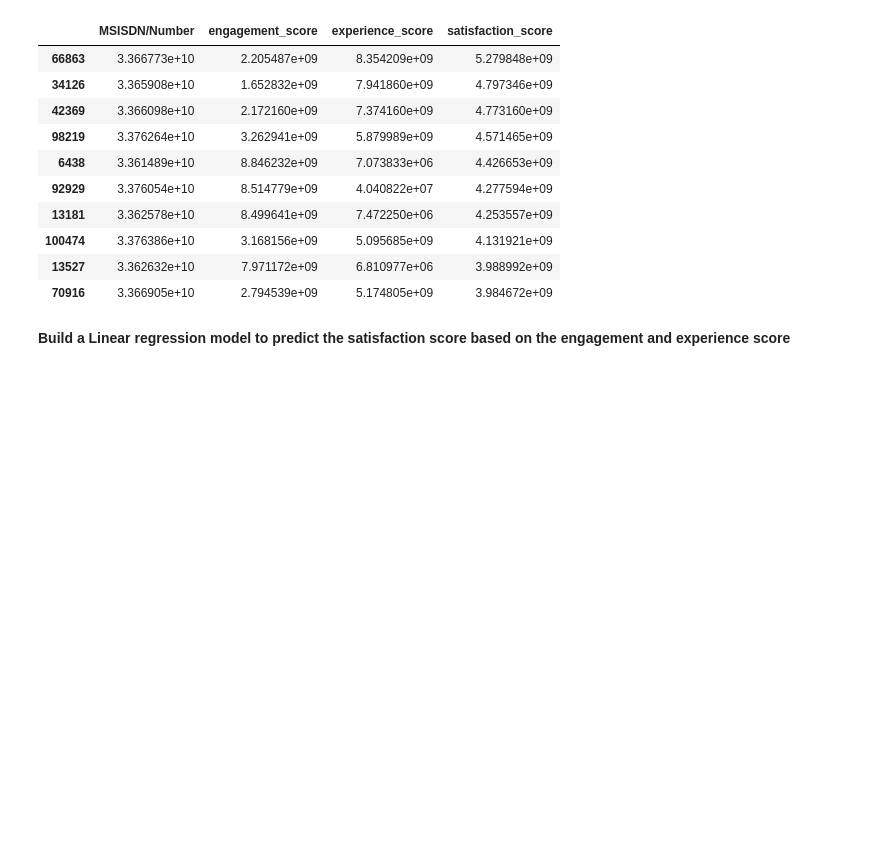
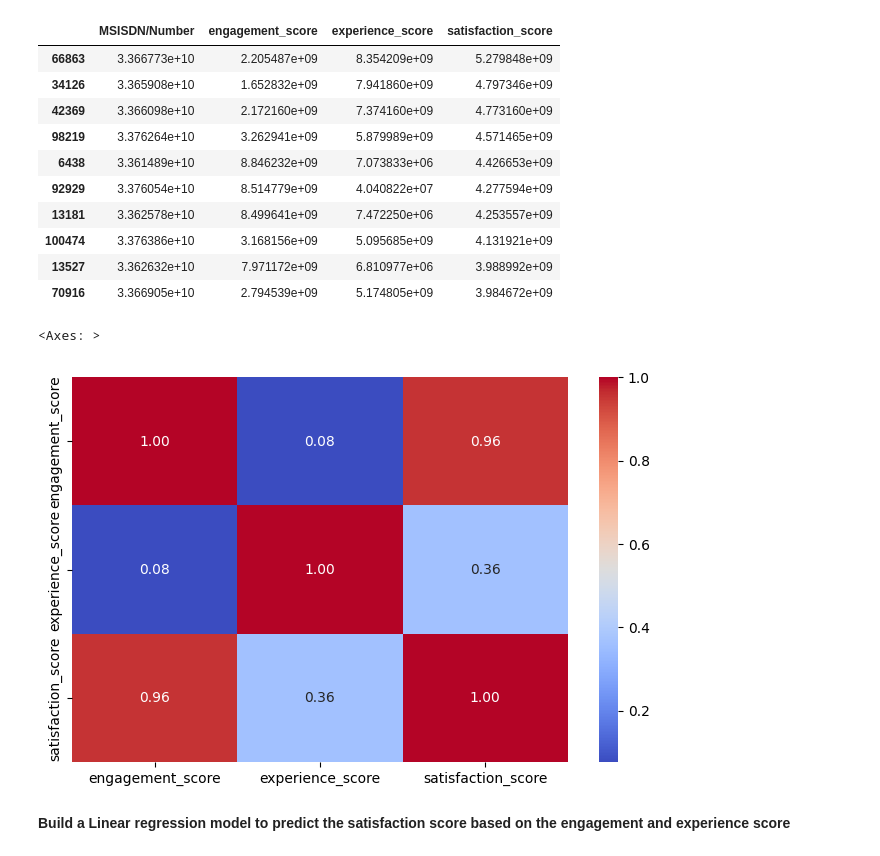
Before and after one commit to wastb/KIAM-Week-2, a Jupyter notebook: notebooks/satisfaction_analysis.ipynb, the cells around one changed output. Saved outputs shown, nothing was run; the diff lists cells and outputs as text; code cells hidden in the pictures; blank space fills up the shorter version.

```diff
--- a/notebooks/satisfaction_analysis.ipynb
+++ b/notebooks/satisfaction_analysis.ipynb
@@ -312,6 +311,15 @@ df_final.nlargest(10,'satisfaction_score')
 | 100474 | 3.376386e+10 | 3.168156e+09 | 5.095685e+09 | 4.131921e+09 |
 | 13527 | 3.362632e+10 | 7.971172e+09 | 6.810977e+06 | 3.988992e+09 |
 | 70916 | 3.366905e+10 | 2.794539e+09 | 5.174805e+09 | 3.984672e+09 |
+# %%
+#Correlation
+columns =['engagement_score','experience_score','satisfaction_score']
+correlation = df_final[columns].corr()
+fig3, axes = plt.subplots(figsize=(8, 5))
+sns.heatmap(correlation, annot=True, cmap='coolwarm', fmt=".2f")
+# %% [output]
+<Axes: >
+[figure, added]
 # %% [markdown]
 **Build a Linear regression model to predict the satisfaction score based on the engagement and experience score**
 # %%
```
Also changed, not shown: parts of 2 cells of this notebook.
